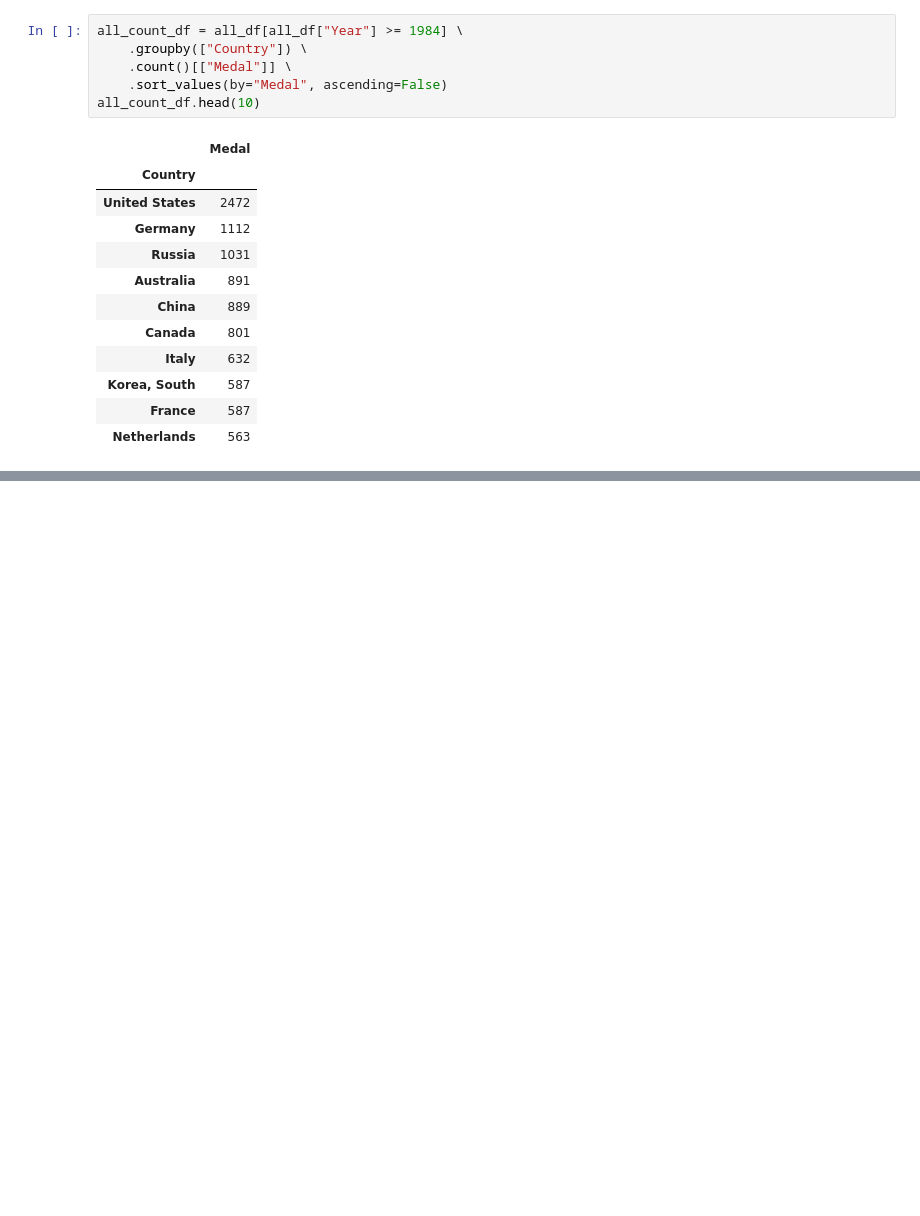
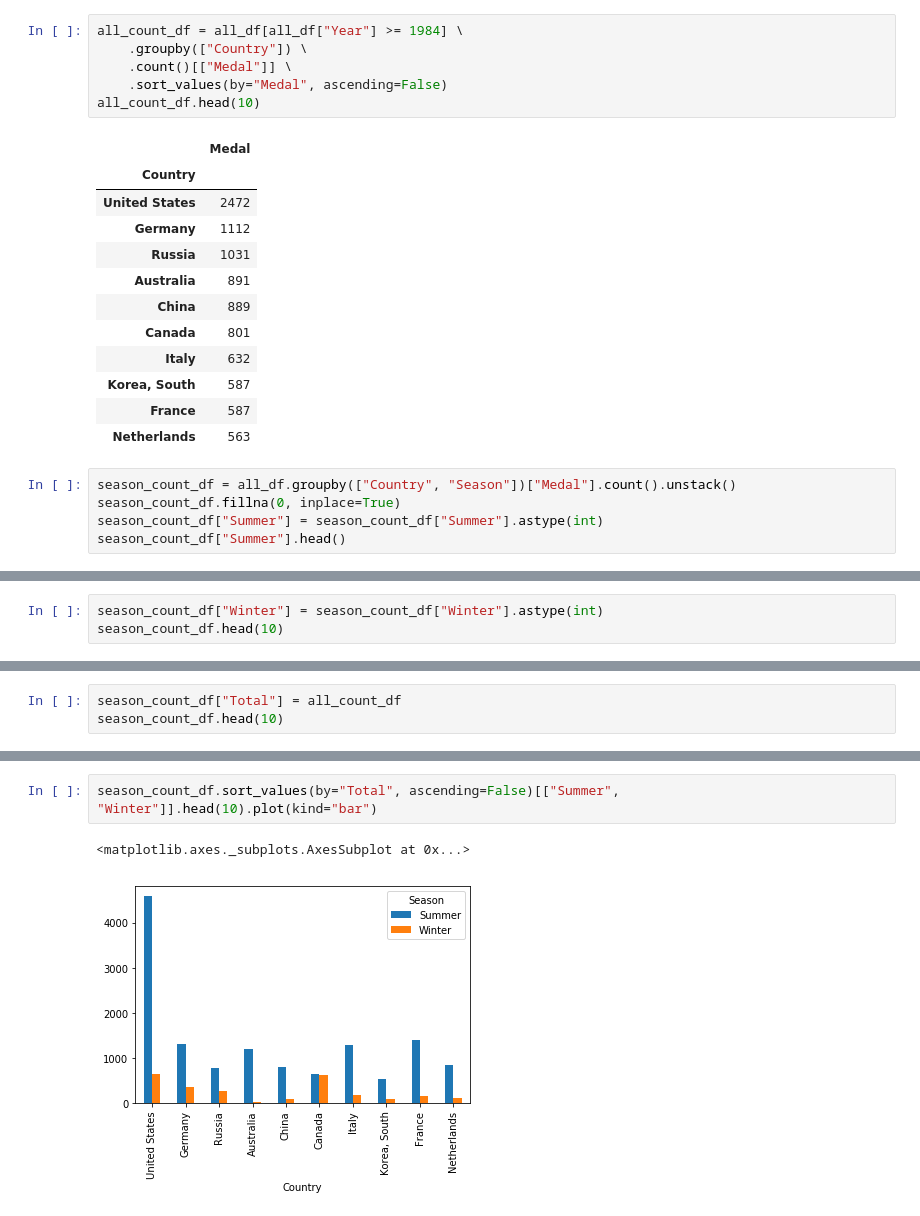
Before and after one commit to TomHogie/notebook, a Jupyter notebook: MULTIPLECSV.ipynb, the cells around one changed output, grey strips where cells are left out. Cells and saved outputs as stored; diff of their text form; blank space fills up the shorter version.

```diff
--- a/MULTIPLECSV.ipynb
+++ b/MULTIPLECSV.ipynb
@@ -112,3 +112,8 @@ all_count_df.head(10)
 | Korea, South | 587 |
 | France | 587 |
 | Netherlands | 563 |
+# %%
+season_count_df = all_df.groupby(["Country", "Season"])["Medal"].count().unstack()
+season_count_df.fillna(0, inplace=True)
+season_count_df["Summer"] = season_count_df["Summer"].astype(int)
+season_count_df["Summer"].head()
@@ -114,0 +128,3 @@ all_count_df.head(10)
+# %%
+season_count_df["Winter"] = season_count_df["Winter"].astype(int)
+season_count_df.head(10)
@@ -114,0 +144,3 @@ all_count_df.head(10)
+# %%
+season_count_df["Total"] = all_count_df
+season_count_df.head(10)
@@ -114,0 +160,5 @@ all_count_df.head(10)
+# %%
+season_count_df.sort_values(by="Total", ascending=False)[["Summer", "Winter"]].head(10).plot(kind="bar")
+# %% [output]
+<matplotlib.axes._subplots.AxesSubplot at 0x...>
+[figure, added]
```
Also changed, not shown: parts of 3 cells of this notebook.
